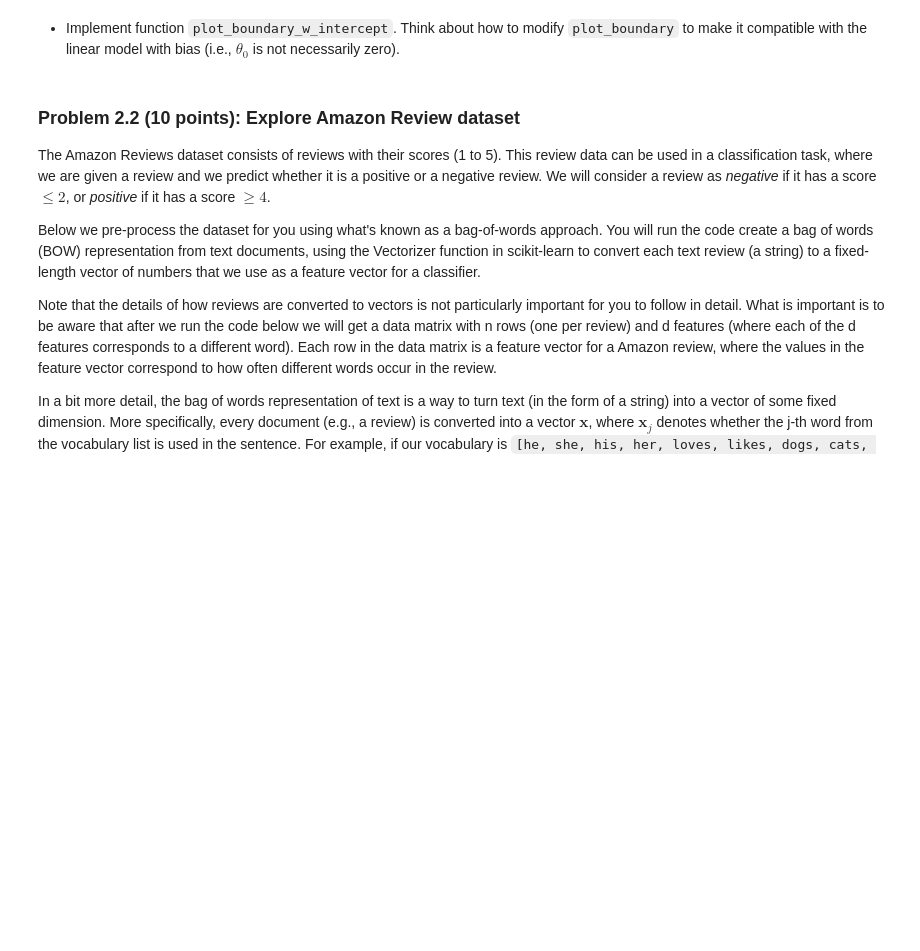
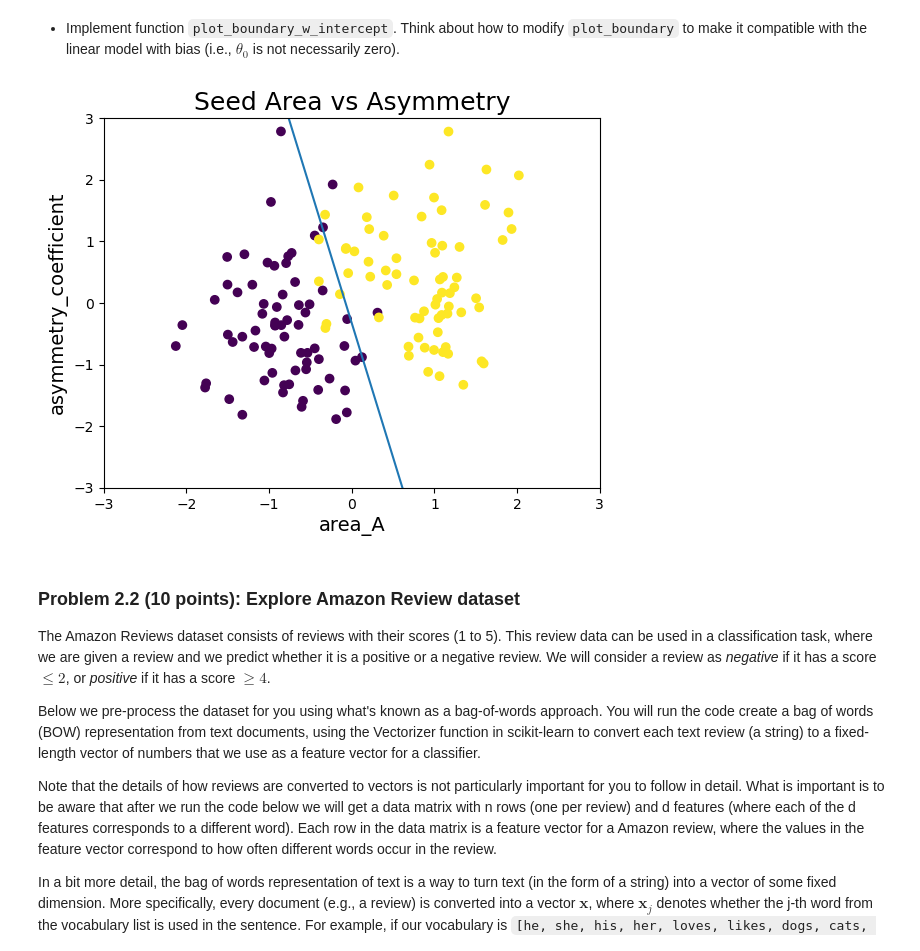
Before and after one commit to Jxykb/ics178HW2, a Jupyter notebook: student/cs178_sp25_hw2.ipynb, the cells around one changed output. Drawn from its saved outputs; the diff is of its cells as text; code cells hidden in the pictures; blank space fills up the shorter version.

```diff
--- a/student/cs178_sp25_hw2.ipynb
+++ b/student/cs178_sp25_hw2.ipynb
@@ -469,21 +495,28 @@ print(theta_0_b, theta_1_b, theta_2_b)
 # %%
 def plot_boundary_w_intercept(X, y, theta_0, theta_1, theta_2):
     '''
     X:       [# feature vectors, # features], feature vectors
     y:       [# feature vectors], labels
     theta_0: the bias of linear model
     theta_1: the first parameter of linear model
     theta_2: the second parameter of linear model
     '''
 
     # the code is similar with that in Problem 1, but we have new theta_1 and theta_2 which are the coefficients for the well trained model
     fig, axes = plot_data(X, y)
     ### YOUR CODE STARTS HERE ##
-    ...
+    x1 = np.linspace(-3, 3)
+    if theta_2 != 0:
+        x2 = - (theta_0 + theta_1 * x1) / theta_2
+        axes.plot(x1, x2)
+    else:
+        print('Divide by 0 error')
     ### YOUR CODE STARTS HERE ##
 
 # Call your function on the classifier you fit in the previous point
 plot_boundary_w_intercept(X_1, y_1, theta_0_b, theta_1_b, theta_2_b)
+# %% [output]
+[figure, added]
 # %% [markdown]
 <!-- END QUESTION -->
 
```
Also changed, not shown: parts of 10 cells of this notebook, 1 other file.
